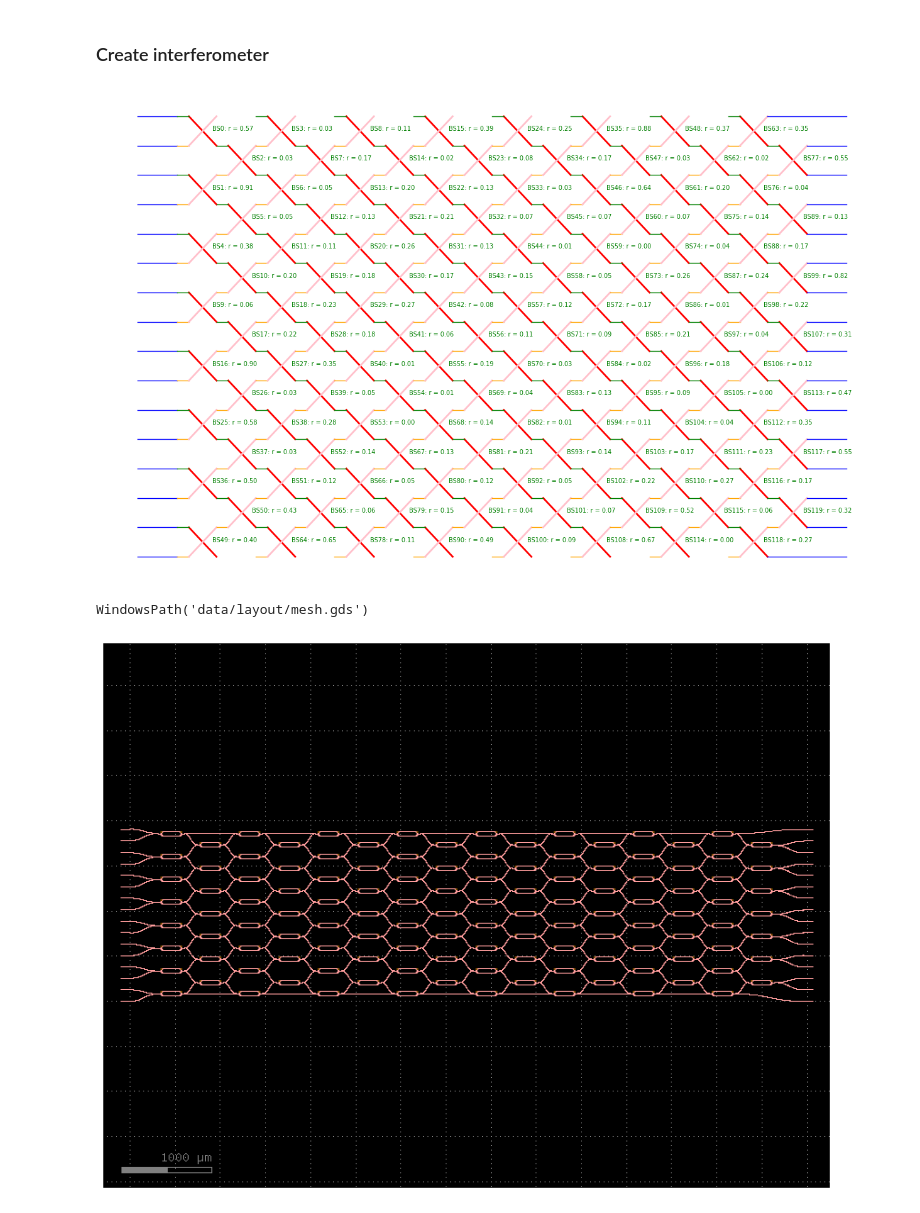
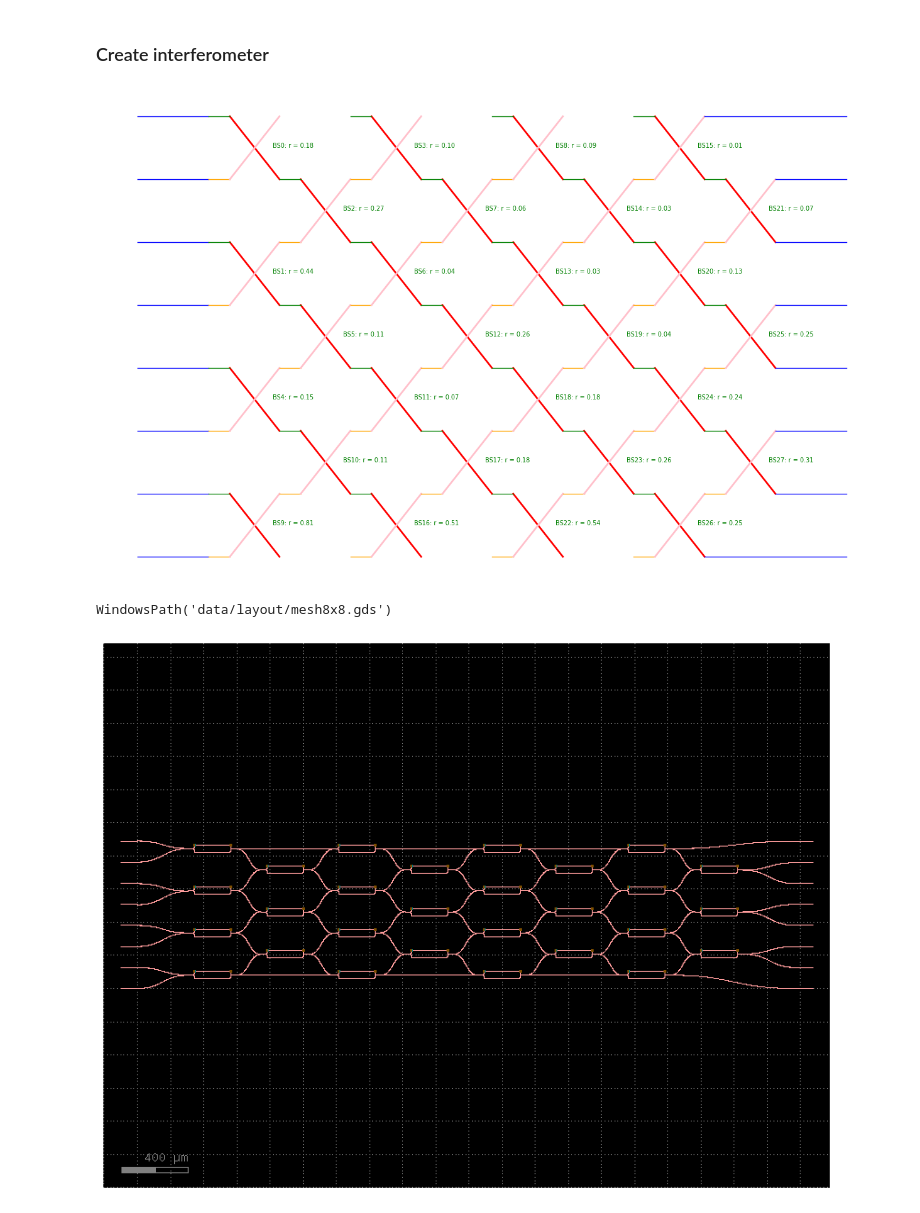
Before and after one commit to bongkokwei/optical_neural_network, a Jupyter notebook: nxn_optical_switch_layout.ipynb, the cells around one changed output. Cells and saved outputs as stored; diff of their text form; code cells hidden in the pictures.

```diff
--- a/nxn_optical_switch_layout.ipynb
+++ b/nxn_optical_switch_layout.ipynb
@@ -42,21 +42,22 @@ input_coupler_array.plot()
 # %% [markdown]
 ### Create interferometer
 # %%
-num_modes = 16  # N must be more than 2
+num_modes = 8  # N must be more than 2
 U = random_unitary(num_modes)
 itf = square_decomposition(U)
 itf.draw()
 to_print = 0
 
 if to_print:
 
     for i, bs in enumerate(itf.BS_list):
         print(bs)
         print(f" BS{i}")
 # %% [output]
-[figure, old version]
+[figure, new version]
 # %%
 from create_gds_nxn import create_mesh_interferometer
+import os
 
 mesh = create_mesh_interferometer(
     N=num_modes,
@@ -69,7 +70,8 @@ mesh = create_mesh_interferometer(
 )
 
 mesh.plot(show_labels=True)
-mesh.write_gds("./data/layout/mesh.gds")
+os.makedirs("./data/layout", exist_ok=True)
+mesh.write_gds(f"./data/layout/mesh{num_modes}x{num_modes}.gds")
 # %% [output]
-WindowsPath('data/layout/mesh.gds')
+WindowsPath('data/layout/mesh8x8.gds')
-[figure, old version]
+[figure, new version]
```
Also changed, not shown: 1 other file.
